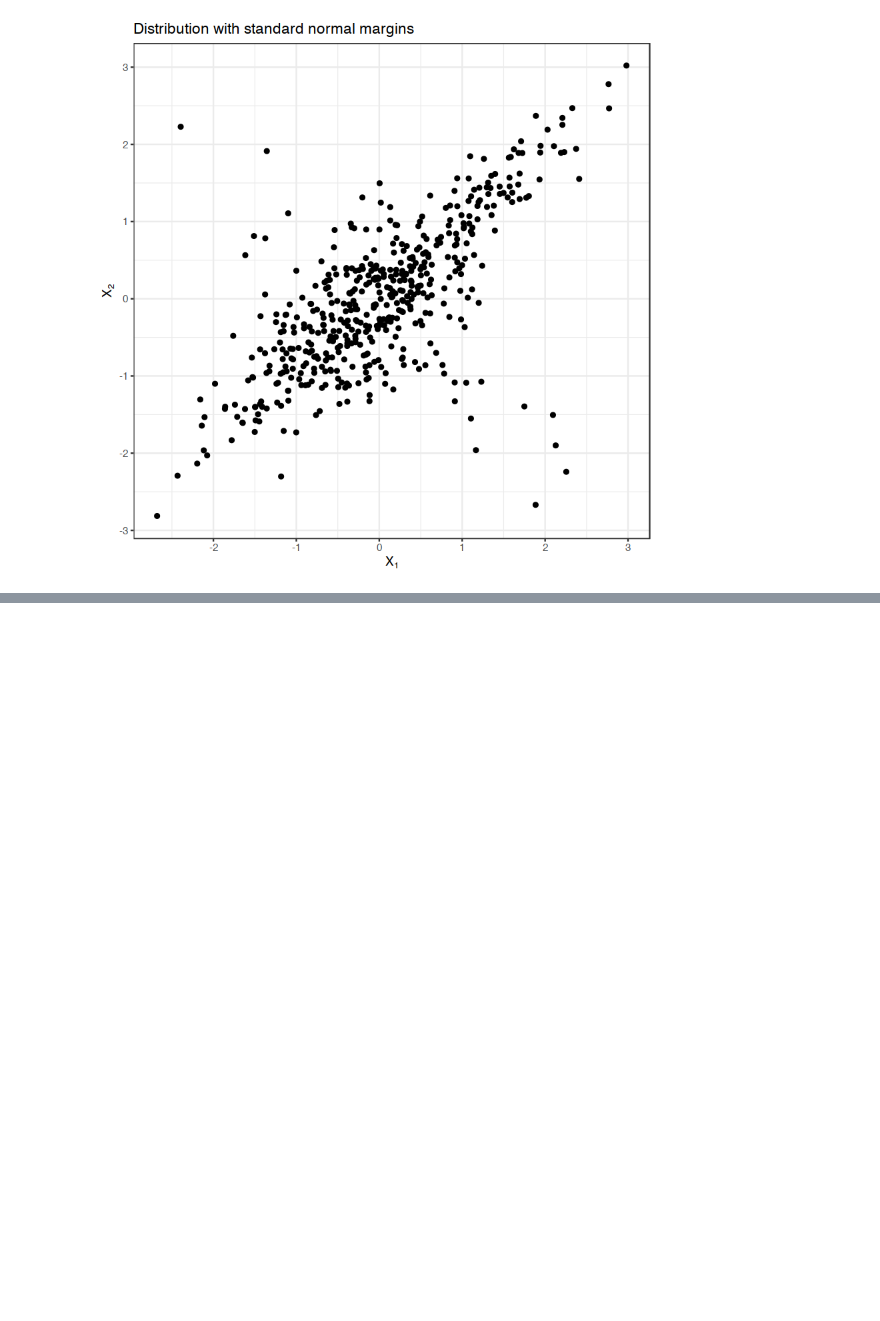
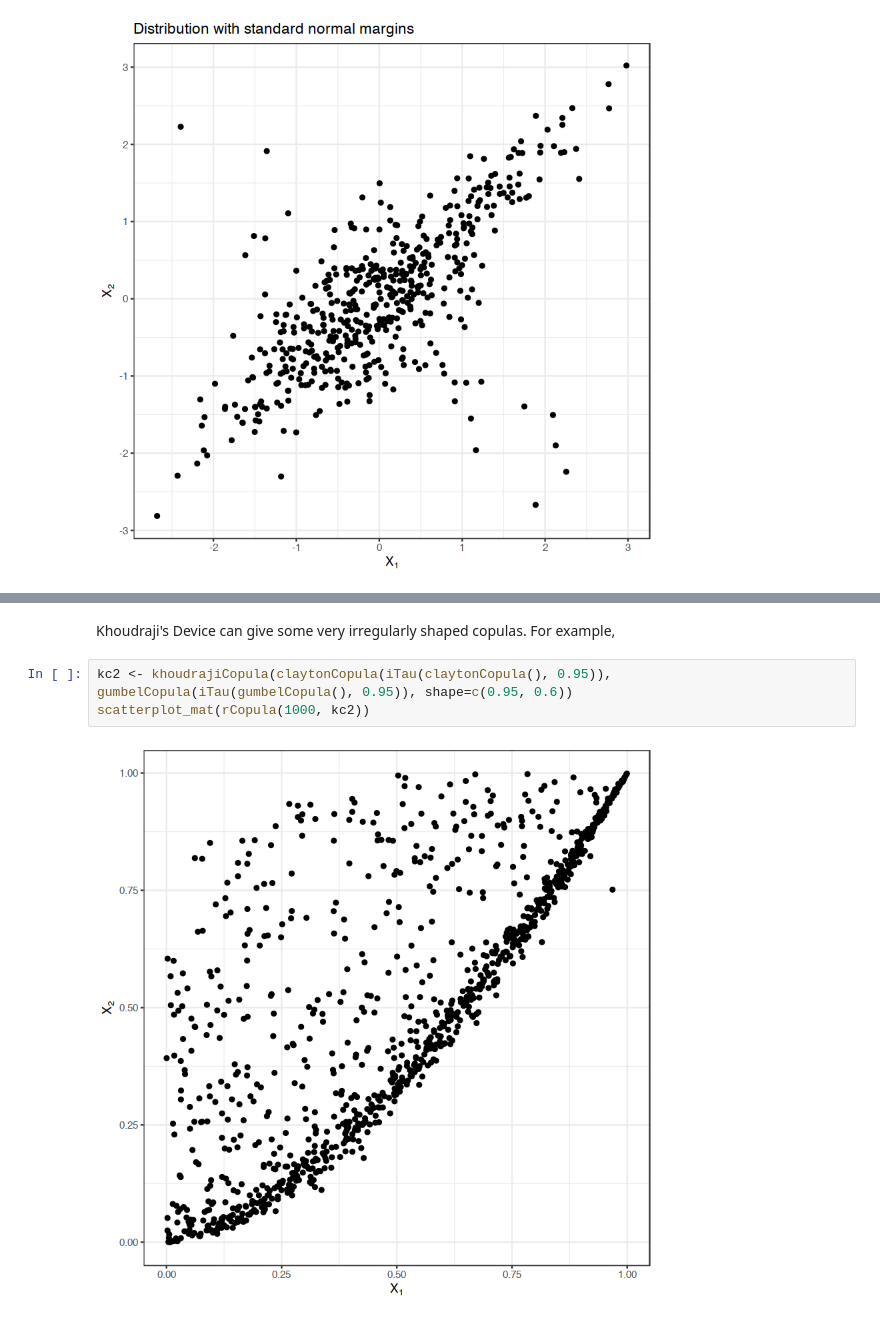
Before and after one commit to rplzzz/copula-explore, a Jupyter notebook: intro-to-copulas.ipynb, the cells around one changed output, grey strips where cells are left out. Drawn from its saved outputs; the diff is of its cells as text; blank space fills up the shorter version.

```diff
--- a/intro-to-copulas.ipynb
+++ b/intro-to-copulas.ipynb
@@ -175,0 +183,7 @@ scatterplot_mat(rMvdc(500, mdf)) + ggtitle('Distribution with standard normal ma
+# %% [markdown]
+Khoudraji's Device can give some very irregularly shaped copulas.  For example,
+# %%
+kc2 <- khoudrajiCopula(claytonCopula(iTau(claytonCopula(), 0.95)), gumbelCopula(iTau(gumbelCopula(), 0.95)), shape=c(0.95, 0.6))
+scatterplot_mat(rCopula(1000, kc2))
+# %% [output]
+[figure, added]
```
Also changed, not shown: parts of 2 cells of this notebook.
